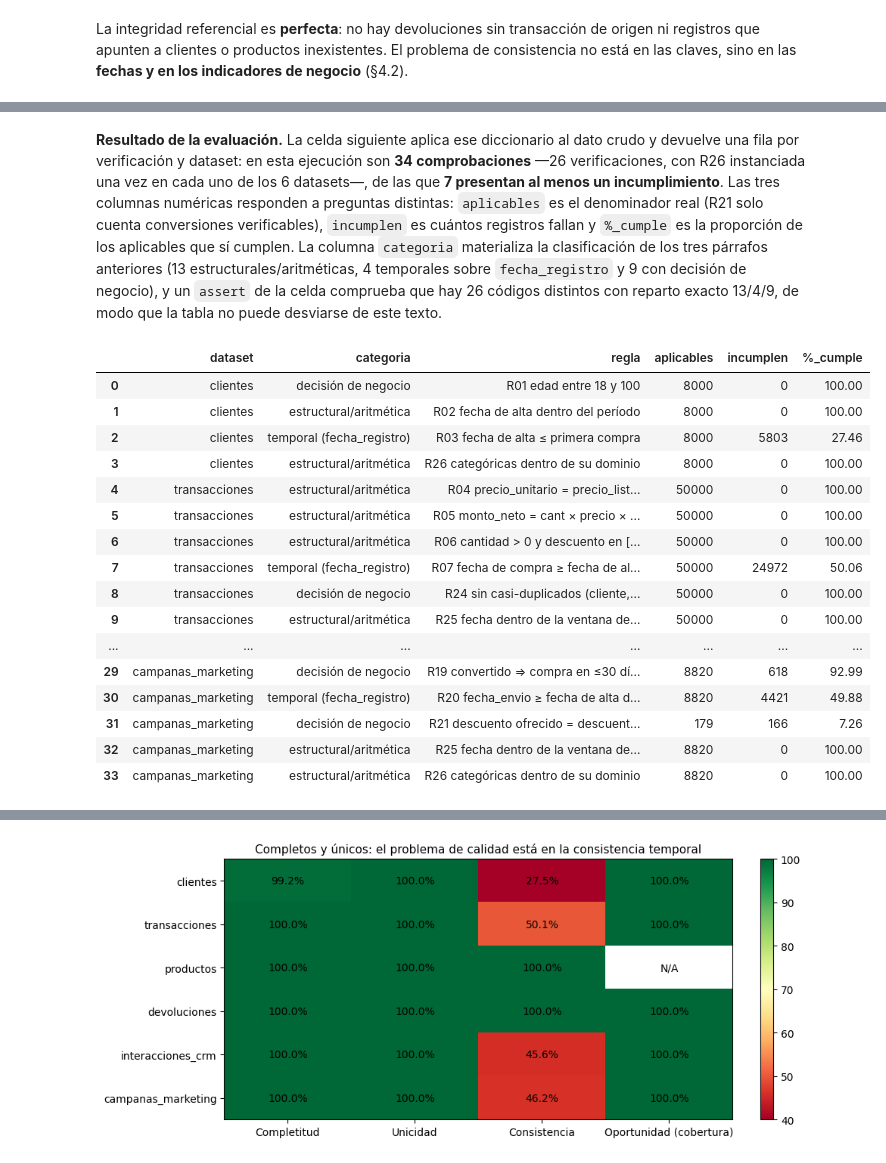
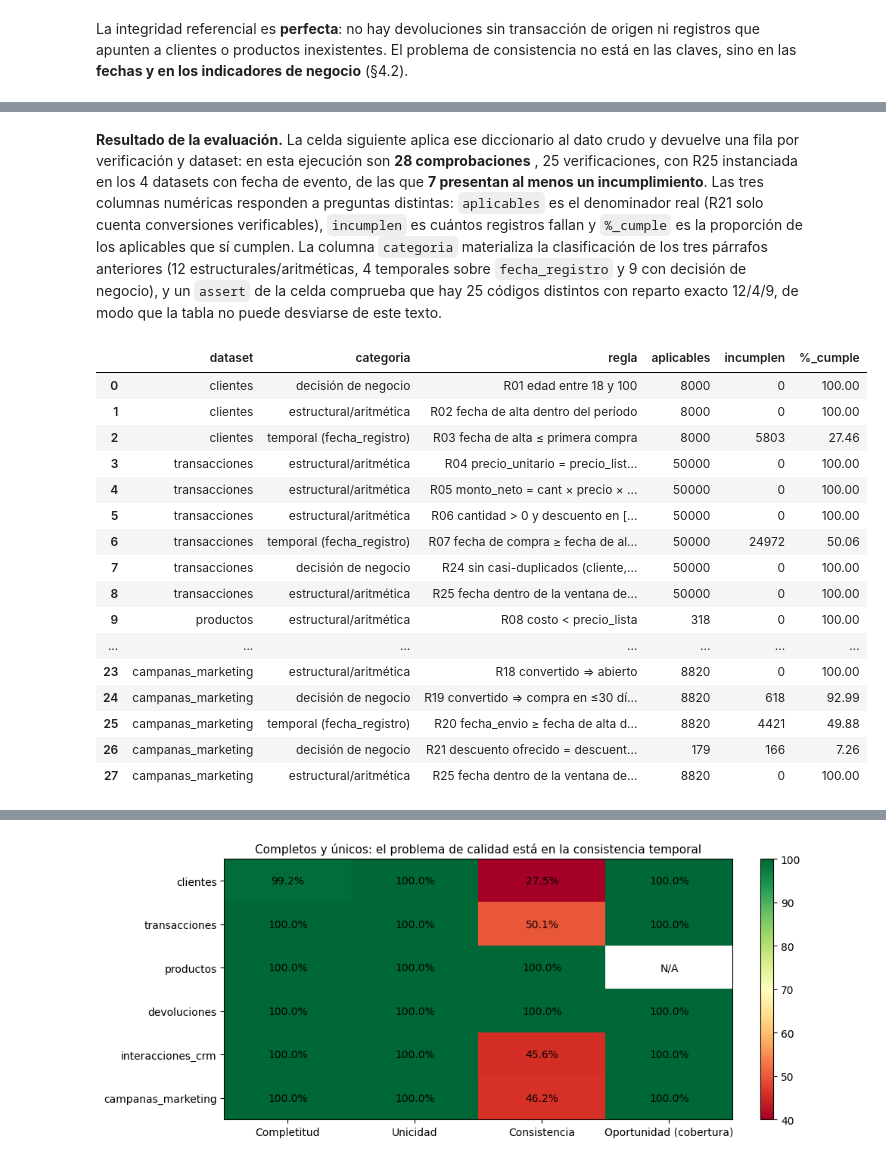
Before and after one commit to EdgarPazUCAB/Proyecto-Topicos-de-Datos, a Jupyter notebook: notebooks/01_auditoria_calidad.ipynb, the cells around one changed output, grey strips where cells are left out. Drawn from its saved outputs; the diff is of its cells as text; code cells hidden in the pictures.

```diff
--- a/notebooks/01_auditoria_calidad.ipynb
+++ b/notebooks/01_auditoria_calidad.ipynb
@@ -280,16 +251,14 @@ Se comprueba que cada categoría pertenece al dominio esperado (verificación **
 # %%
-# Dominios (§0): se recorre cada variable categórica (se excluyen los IDs y las de
-# cardinalidad alta) y se contrasta cada valor con su conjunto válido. La columna
-# 'fuera_de_dominio' lista exactamente lo que la verificación R26 rechazaría.
+# Perfil categórico: se recorren las variables de texto de baja cardinalidad (se excluyen
+# los IDs y el texto libre) y se lista su vocabulario con la frecuencia de cada valor.
 filas = []
 for n, df in raw.items():
     for c in df.select_dtypes(include=['object', 'string']).columns:
-        if c.endswith('_id') or df[c].nunique() > 25:          # IDs y texto libre no tienen dominio
+        if c.endswith('_id') or df[c].nunique() > 25:          # IDs y texto libre no son categóricas
             continue
         vc = df[c].value_counts()
-        fuera = sorted(set(vc.index) - DOMINIOS.get((n, c), set(vc.index)))   # sin dominio declarado ⇒ todo válido
-        filas.append({'dataset': n, 'variable': c, 'niveles': len(vc), 'valores (n)': ' | '.join(f'{k} ({v:,})' for k, v in vc.items()),
-                      'fuera_de_dominio': ', '.join(fuera) if fuera else '—'})
-dominios_tab = pd.DataFrame(filas)
-dominios_tab
+        filas.append({'dataset': n, 'variable': c, 'niveles': len(vc),
+                      'valores (n)': ' | '.join(f'{k} ({v:,})' for k, v in vc.items())})
+categoricas_tab = pd.DataFrame(filas)
+categoricas_tab
 # %% [output]
@@ -570,11 +572,10 @@ def construir_reglas(cli, trx, prod, dev, crm, cam, reg):
     camp_desc_ok = set(cxo.loc[(cxo.descuento - cxo.descuento_ofrecido).abs() <= TOL_DESC, 'campana_id'])    # --- Arrays alineados por posición: fecha de alta de cada fila y ayudas ---
     r_cli, r_trx, r_crm, r_cam = (d.cliente_id.map(reg).values for d in (cli, trx, crm, cam))
     en_vent = lambda s: s.between(FECHA_INICIO, FECHA_CORTE)                       # R25
-    dominio = lambda n, df: np.logical_and.reduce([df[c].isin(v).values for (d, c), v in DOMINIOS.items() if d == n])   # R26
     dias_dev = (dv.fecha_devolucion - dv.fecha).dt.days                            # R23
     aplica21 = ((cam.convertido == 1) & cam.campana_id.isin(con_compra)).values    # denominador de R21
 
-    # --- Las 26 verificaciones, agrupadas por dataset ---
+    # --- Las 25 verificaciones, agrupadas por dataset ---
     # Convención: cada array vale True cuando el registro CUMPLE, de modo que
     # "incumplen = (~ok).sum()" y la consistencia se obtiene con un AND por fila.
     reglas = {
@@ -582,7 +583,6 @@ def construir_reglas(cli, trx, prod, dev, crm, cam, reg):
         f'R01 edad entre {EDAD_MIN} y {EDAD_MAX}': cli.edad.between(EDAD_MIN, EDAD_MAX),
         'R02 fecha de alta dentro del período': pd.Series(r_cli).between(FECHA_INICIO, FECHA_CORTE),
         'R03 fecha de alta ≤ primera compra': ~(cli.cliente_id.map(primera).values < r_cli),
-        'R26 categóricas dentro de su dominio': dominio('clientes', cli),
       },
       'transacciones': {
         'R04 precio_unitario = precio_lista del catálogo': np.isclose(tp.precio_unitario, tp.precio_lista, atol=0.01),
@@ -591,12 +591,10 @@ def construir_reglas(cli, trx, prod, dev, crm, cam, reg):
         'R07 fecha de compra ≥ fecha de alta del cliente': trx.fecha.values >= r_trx,
         'R24 sin casi-duplicados (cliente, fecha, producto)': ~trx.duplicated(CASI_DUP_TRX, keep=False),
         'R25 fecha dentro de la ventana de análisis': en_vent(trx.fecha),
-        'R26 categóricas dentro de su dominio': dominio('transacciones', trx),
       },
       'productos': {
         'R08 costo < precio_lista': prod.costo < prod.precio_lista,
         f'R09 margen_bruto_pct = (precio − costo)/precio (±{TOL_MARGEN_PP} pp)': ((prod.precio_lista - prod.costo) / prod.precio_lista * 100 - prod.margen_bruto_pct).abs() <= TOL_MARGEN_PP,
-        'R26 categóricas dentro de su dominio': dominio('productos', prod),
       },      'devoluciones': {
         'R10 cliente coincide con el de la transacción': dv.cliente_id == dv.cliente_id_trx,
         'R11 fecha_devolucion ≥ fecha de compra': dv.fecha_devolucion >= dv.fecha,
@@ -605,14 +603,12 @@ def construir_reglas(cli, trx, prod, dev, crm, cam, reg):
         'R22 devolución por el monto completo de la línea': np.isclose(dv.monto_devuelto, dv.monto_neto, atol=0.01),
         f'R23 días a devolución entre 0 y {SLA_DEVOLUCION_D}': dias_dev.between(0, SLA_DEVOLUCION_D),
         'R25 fecha dentro de la ventana de análisis': en_vent(dev.fecha_devolucion),
-        'R26 categóricas dentro de su dominio': dominio('devoluciones', dev),
       },
       'interacciones_crm': {
         'R14 tiempo_respuesta_hrs > 0': crm.tiempo_respuesta_hrs > 0,
         'R15 felicitación sin estado de resolución': ~((crm.tipo == 'felicitacion') & ~crm.resolucion.isin(['no_aplica']) & crm.resolucion.notna()),
         'R16 fecha ≥ fecha de alta del cliente': crm.fecha.values >= r_crm,
         'R25 fecha dentro de la ventana de análisis': en_vent(crm.fecha),
-        'R26 categóricas dentro de su dominio': dominio('interacciones_crm', crm),
       },
       'campanas_marketing': {
         'R17 canal coherente con tipo de campaña': cam.canal_campana == cam.tipo_campana.map(CANAL_POR_CAMPANA),
@@ -621,7 +617,6 @@ def construir_reglas(cli, trx, prod, dev, crm, cam, reg):
         'R20 fecha_envio ≥ fecha de alta del cliente': cam.fecha_envio.values >= r_cam,
         'R21 descuento ofrecido = descuento aplicado (conversión verificable)': ~aplica21 | cam.campana_id.isin(camp_desc_ok).values,
         'R25 fecha dentro de la ventana de análisis': en_vent(cam.fecha_envio),
-        'R26 categóricas dentro de su dominio': dominio('campanas_marketing', cam),
       },
     }
     # Se fuerza dtype bool (algunas expresiones devuelven Series/arrays mixtos) y se
@@ -631,7 +626,7 @@ def construir_reglas(cli, trx, prod, dev, crm, cam, reg):
     # 'aux' evita recalcular los cruces caros en las celdas siguientes (§4.3, §6).
     return reglas, aplicables, dict(cx=cx, con_compra=con_compra, dv=dv, tp=tp, primera=primera)
 # %% [markdown]
-**Resultado de la evaluación.** La celda siguiente aplica ese diccionario al dato crudo y devuelve una fila por verificación y dataset: en esta ejecución son **34 comprobaciones** —26 verificaciones, con R26 instanciada una vez en cada uno de los 6 datasets—, de las que **7 presentan al menos un incumplimiento**. Las tres columnas numéricas responden a preguntas distintas: `aplicables` es el denominador real (R21 solo cuenta conversiones verificables), `incumplen` es cuántos registros fallan y `%_cumple` es la proporción de los aplicables que sí cumplen. La columna `categoria` materializa la clasificación de los tres párrafos anteriores (13 estructurales/aritméticas, 4 temporales sobre `fecha_registro` y 9 con decisión de negocio), y un `assert` de la celda comprueba que hay 26 códigos distintos con reparto exacto 13/4/9, de modo que la tabla no puede desviarse de este texto.
+**Resultado de la evaluación.** La celda siguiente aplica ese diccionario al dato crudo y devuelve una fila por verificación y dataset: en esta ejecución son **28 comprobaciones** , 25 verificaciones, con R25 instanciada en los 4 datasets con fecha de evento, de las que **7 presentan al menos un incumplimiento**. Las tres columnas numéricas responden a preguntas distintas: `aplicables` es el denominador real (R21 solo cuenta conversiones verificables), `incumplen` es cuántos registros fallan y `%_cumple` es la proporción de los aplicables que sí cumplen. La columna `categoria` materializa la clasificación de los tres párrafos anteriores (12 estructurales/aritméticas, 4 temporales sobre `fecha_registro` y 9 con decisión de negocio), y un `assert` de la celda comprueba que hay 25 códigos distintos con reparto exacto 12/4/9, de modo que la tabla no puede desviarse de este texto.
 # %%
 # Fecha de alta declarada por el sistema: es la que se usa para auditar el crudo.
 # En §6.1 se repite todo sustituyéndola por fecha_alta_efectiva.
@@ -656,50 +651,50 @@ CATEGORIA_REGLA = {
     'R16': 'temporal (fecha_registro)', 'R17': 'decisión de negocio',   'R18': 'estructural/aritmética',
     'R19': 'decisión de negocio',      'R20': 'temporal (fecha_registro)', 'R21': 'decisión de negocio',
     'R22': 'decisión de negocio',      'R23': 'decisión de negocio',    'R24': 'decisión de negocio',
-    'R25': 'estructural/aritmética',   'R26': 'estructural/aritmética',
+    'R25': 'estructural/aritmética',
 }
 
 def tabla_de_reglas(reglas, aplicables):
     # Una fila por verificación y dataset. 'aplicables' es el denominador (R21 solo
     # cuenta conversiones verificables); '%_cumple' se calcula sobre ese denominador.
     filas = []
     for ds, rr in reglas.items():
         for r, ok in rr.items():
             ap = aplicables.get((ds, r)); n_ap = int(ap.sum()) if ap is not None else len(ok)
             inc = int((~ok).sum())
             filas.append({'dataset': ds, 'categoria': CATEGORIA_REGLA[r[:3]], 'regla': r,
                           'aplicables': n_ap, 'incumplen': inc,
                           '%_cumple': round((1 - inc / n_ap) * 100, 2) if n_ap else np.nan})
     return pd.DataFrame(filas)
 
 tabla_reglas = tabla_de_reglas(reglas, aplicables)
 guardar_tabla(tabla_reglas, 'a1_reglas_incumplidas.csv')   # cada cifra del §4.3 sale de aquí
 
-# Control de la clasificación contra lo que afirma el texto: 26 códigos distintos y el
-# reparto 13 / 4 / 9. Si alguien cambia una regla de categoría, el assert obliga a
+# Control de la clasificación contra lo que afirma el texto: 25 códigos distintos y el
+# reparto 12 / 4 / 9. Si alguien cambia una regla de categoría, el assert obliga a
 # actualizar el §4.2 en el mismo gesto.
-assert tabla_reglas['regla'].str[:3].nunique() == 26
+assert tabla_reglas['regla'].str[:3].nunique() == 25
 reparto_categorias = {k: int(v) for k, v in tabla_reglas.drop_duplicates('regla')['categoria'].value_counts().items()}
-assert reparto_categorias == {'estructural/aritmética': 13, 'decisión de negocio': 9,
+assert reparto_categorias == {'estructural/aritmética': 12, 'decisión de negocio': 9,
                               'temporal (fecha_registro)': 4}, reparto_categorias
 tabla_reglas
 # %% [output]
 |  | dataset | categoria | regla | aplicables | incumplen | %_cumple |
 | 0 | clientes | decisión de negocio | R01 edad entre 18 y 100 | 8000 | 0 | 100.00 |
 | 1 | clientes | estructural/aritmética | R02 fecha de alta dentro del período | 8000 | 0 | 100.00 |
 | 2 | clientes | temporal (fecha_registro) | R03 fecha de alta ≤ primera compra | 8000 | 5803 | 27.46 |
-| 3 | clientes | estructural/aritmética | R26 categóricas dentro de su dominio | 8000 | 0 | 100.00 |
-| 4 | transacciones | estructural/aritmética | R04 precio_unitario = precio_list... | 50000 | 0 | 100.00 |
-| 5 | transacciones | estructural/aritmética | R05 monto_neto = cant × precio × ... | 50000 | 0 | 100.00 |
-| 6 | transacciones | estructural/aritmética | R06 cantidad > 0 y descuento en [... | 50000 | 0 | 100.00 |
-| 7 | transacciones | temporal (fecha_registro) | R07 fecha de compra ≥ fecha de al... | 50000 | 24972 | 50.06 |
-| 8 | transacciones | decisión de negocio | R24 sin casi-duplicados (cliente,... | 50000 | 0 | 100.00 |
-| 9 | transacciones | estructural/aritmética | R25 fecha dentro de la ventana de... | 50000 | 0 | 100.00 |
+| 3 | transacciones | estructural/aritmética | R04 precio_unitario = precio_list... | 50000 | 0 | 100.00 |
+| 4 | transacciones | estructural/aritmética | R05 monto_neto = cant × precio × ... | 50000 | 0 | 100.00 |
+| 5 | transacciones | estructural/aritmética | R06 cantidad > 0 y descuento en [... | 50000 | 0 | 100.00 |
+| 6 | transacciones | temporal (fecha_registro) | R07 fecha de compra ≥ fecha de al... | 50000 | 24972 | 50.06 |
+| 7 | transacciones | decisión de negocio | R24 sin casi-duplicados (cliente,... | 50000 | 0 | 100.00 |
+| 8 | transacciones | estructural/aritmética | R25 fecha dentro de la ventana de... | 50000 | 0 | 100.00 |
+| 9 | productos | estructural/aritmética | R08 costo < precio_lista | 318 | 0 | 100.00 |
 | ... | ... | ... | ... | ... | ... | ... |
-| 29 | campanas_marketing | decisión de negocio | R19 convertido ⇒ compra en ≤30 dí... | 8820 | 618 | 92.99 |
-| 30 | campanas_marketing | temporal (fecha_registro) | R20 fecha_envio ≥ fecha de alta d... | 8820 | 4421 | 49.88 |
-| 31 | campanas_marketing | decisión de negocio | R21 descuento ofrecido = descuent... | 179 | 166 | 7.26 |
-| 32 | campanas_marketing | estructural/aritmética | R25 fecha dentro de la ventana de... | 8820 | 0 | 100.00 |
-| 33 | campanas_marketing | estructural/aritmética | R26 categóricas dentro de su dominio | 8820 | 0 | 100.00 |
+| 23 | campanas_marketing | estructural/aritmética | R18 convertido ⇒ abierto | 8820 | 0 | 100.00 |
+| 24 | campanas_marketing | decisión de negocio | R19 convertido ⇒ compra en ≤30 dí... | 8820 | 618 | 92.99 |
+| 25 | campanas_marketing | temporal (fecha_registro) | R20 fecha_envio ≥ fecha de alta d... | 8820 | 4421 | 49.88 |
+| 26 | campanas_marketing | decisión de negocio | R21 descuento ofrecido = descuent... | 179 | 166 | 7.26 |
+| 27 | campanas_marketing | estructural/aritmética | R25 fecha dentro de la ventana de... | 8820 | 0 | 100.00 |
 # %% [markdown]
 ### 4.3 Lectura de las inconsistencias
```
Also changed, not shown: parts of 19 cells of this notebook, 10 other files.
